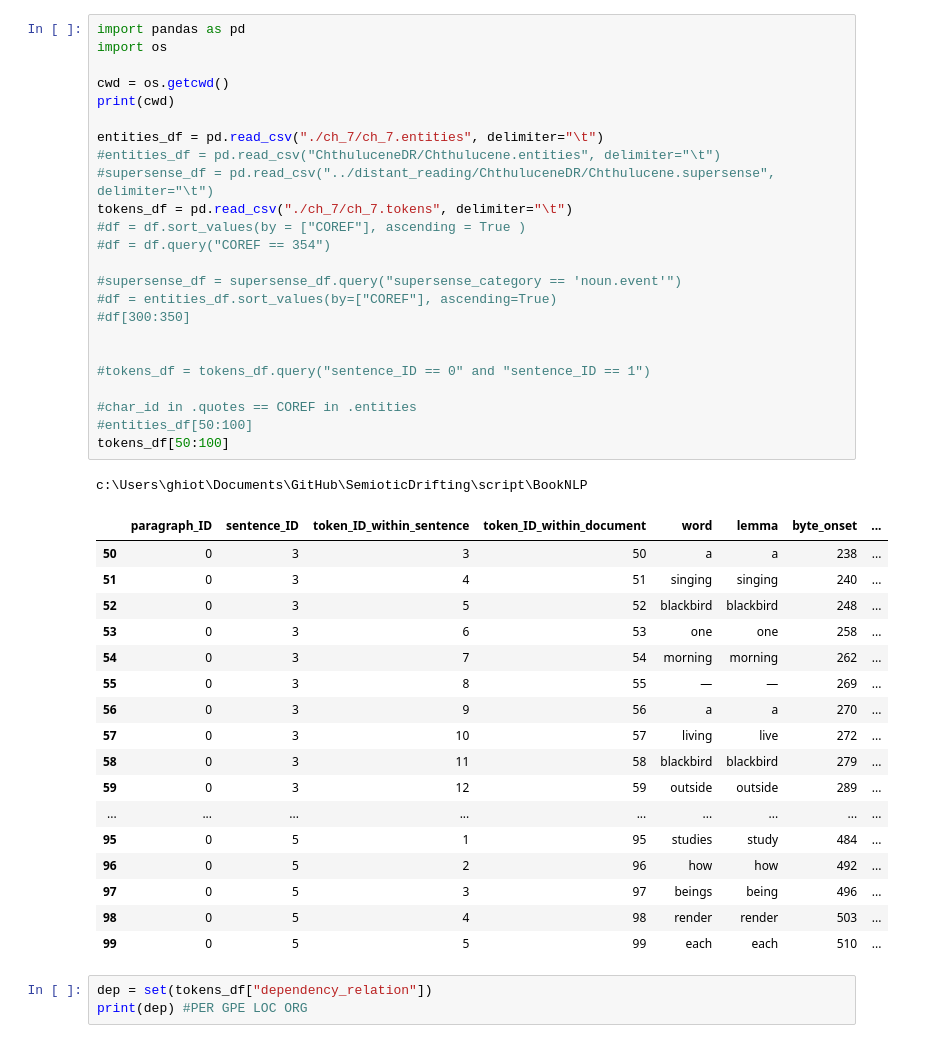
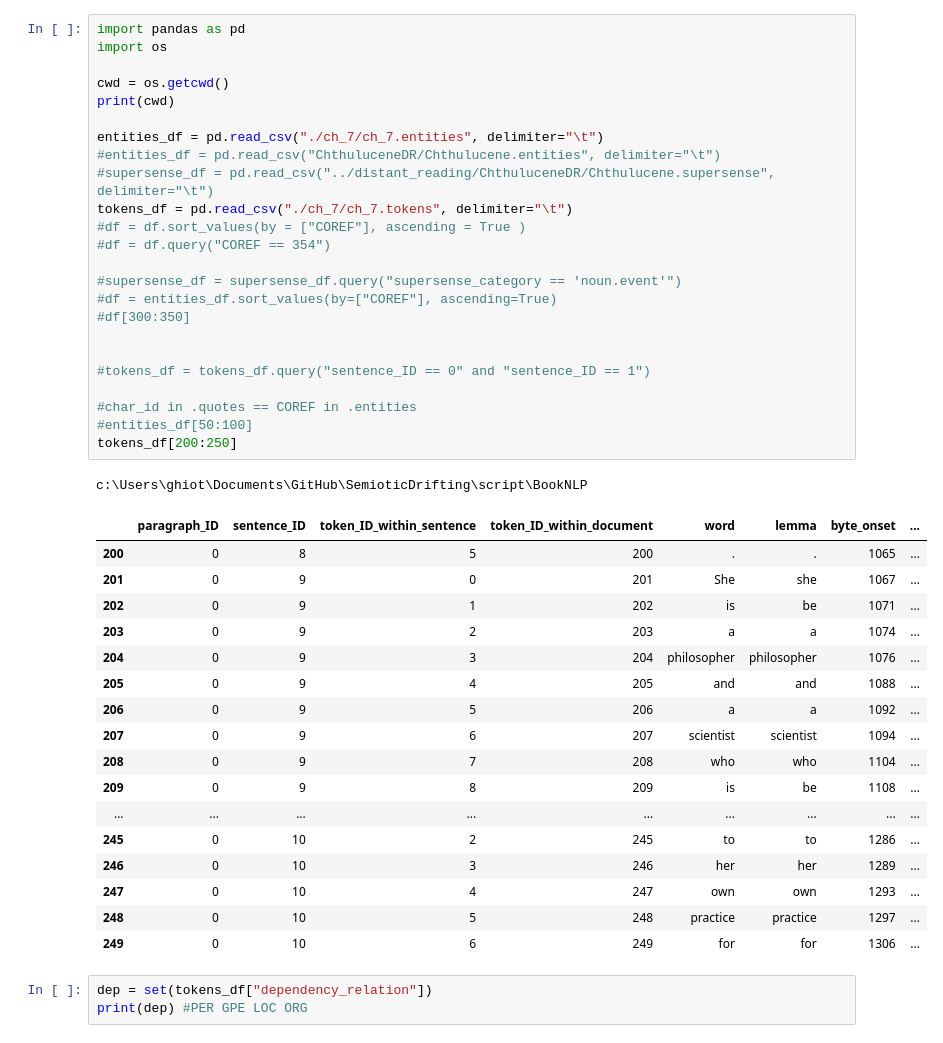
Before and after one commit to Explorers-in-the-Chthulucene/SemioticDrifting, a Jupyter notebook: script/BookNLP/BookNLP_output_analysis.ipynb, the cells around one changed output. Drawn from its saved outputs; the diff is of its cells as text.

```diff
--- a/script/BookNLP/BookNLP_output_analysis.ipynb
+++ b/script/BookNLP/BookNLP_output_analysis.ipynb
@@ -1,46 +1,46 @@
 # %%
 import pandas as pd
 import os
 
 cwd = os.getcwd()
 print(cwd)
 
 entities_df = pd.read_csv("./ch_7/ch_7.entities", delimiter="\t")
 #entities_df = pd.read_csv("ChthuluceneDR/Chthulucene.entities", delimiter="\t")
 #supersense_df = pd.read_csv("../distant_reading/ChthuluceneDR/Chthulucene.supersense", delimiter="\t")
 tokens_df = pd.read_csv("./ch_7/ch_7.tokens", delimiter="\t")
 #df = df.sort_values(by = ["COREF"], ascending = True )
 #df = df.query("COREF == 354")
 
 #supersense_df = supersense_df.query("supersense_category == 'noun.event'")
 #df = entities_df.sort_values(by=["COREF"], ascending=True)
 #df[300:350]
 
 
 #tokens_df = tokens_df.query("sentence_ID == 0" and "sentence_ID == 1")
 
 #char_id in .quotes == COREF in .entities
 #entities_df[50:100]
-tokens_df[50:100]
+tokens_df[200:250]
 # %% [output]
 c:\Users\ghiot\Documents\GitHub\SemioticDrifting\script\BookNLP
 |  | paragraph_ID | sentence_ID | token_ID_within_sentence | token_ID_within_document | word | lemma | byte_onset | ... |
-| 50 | 0 | 3 | 3 | 50 | a | a | 238 | ... |
-| 51 | 0 | 3 | 4 | 51 | singing | singing | 240 | ... |
-| 52 | 0 | 3 | 5 | 52 | blackbird | blackbird | 248 | ... |
-| 53 | 0 | 3 | 6 | 53 | one | one | 258 | ... |
-| 54 | 0 | 3 | 7 | 54 | morning | morning | 262 | ... |
-| 55 | 0 | 3 | 8 | 55 | — | — | 269 | ... |
-| 56 | 0 | 3 | 9 | 56 | a | a | 270 | ... |
-| 57 | 0 | 3 | 10 | 57 | living | live | 272 | ... |
-| 58 | 0 | 3 | 11 | 58 | blackbird | blackbird | 279 | ... |
-| 59 | 0 | 3 | 12 | 59 | outside | outside | 289 | ... |
+| 200 | 0 | 8 | 5 | 200 | . | . | 1065 | ... |
+| 201 | 0 | 9 | 0 | 201 | She | she | 1067 | ... |
+| 202 | 0 | 9 | 1 | 202 | is | be | 1071 | ... |
+| 203 | 0 | 9 | 2 | 203 | a | a | 1074 | ... |
+| 204 | 0 | 9 | 3 | 204 | philosopher | philosopher | 1076 | ... |
+| 205 | 0 | 9 | 4 | 205 | and | and | 1088 | ... |
+| 206 | 0 | 9 | 5 | 206 | a | a | 1092 | ... |
+| 207 | 0 | 9 | 6 | 207 | scientist | scientist | 1094 | ... |
+| 208 | 0 | 9 | 7 | 208 | who | who | 1104 | ... |
+| 209 | 0 | 9 | 8 | 209 | is | be | 1108 | ... |
 | ... | ... | ... | ... | ... | ... | ... | ... | ... |
-| 95 | 0 | 5 | 1 | 95 | studies | study | 484 | ... |
-| 96 | 0 | 5 | 2 | 96 | how | how | 492 | ... |
-| 97 | 0 | 5 | 3 | 97 | beings | being | 496 | ... |
-| 98 | 0 | 5 | 4 | 98 | render | render | 503 | ... |
-| 99 | 0 | 5 | 5 | 99 | each | each | 510 | ... |
+| 245 | 0 | 10 | 2 | 245 | to | to | 1286 | ... |
+| 246 | 0 | 10 | 3 | 246 | her | her | 1289 | ... |
+| 247 | 0 | 10 | 4 | 247 | own | own | 1293 | ... |
+| 248 | 0 | 10 | 5 | 248 | practice | practice | 1297 | ... |
+| 249 | 0 | 10 | 6 | 249 | for | for | 1306 | ... |
 # %%
 dep = set(tokens_df["dependency_relation"])
 print(dep) #PER GPE LOC ORG
```
Also changed, not shown: 10 other files.
